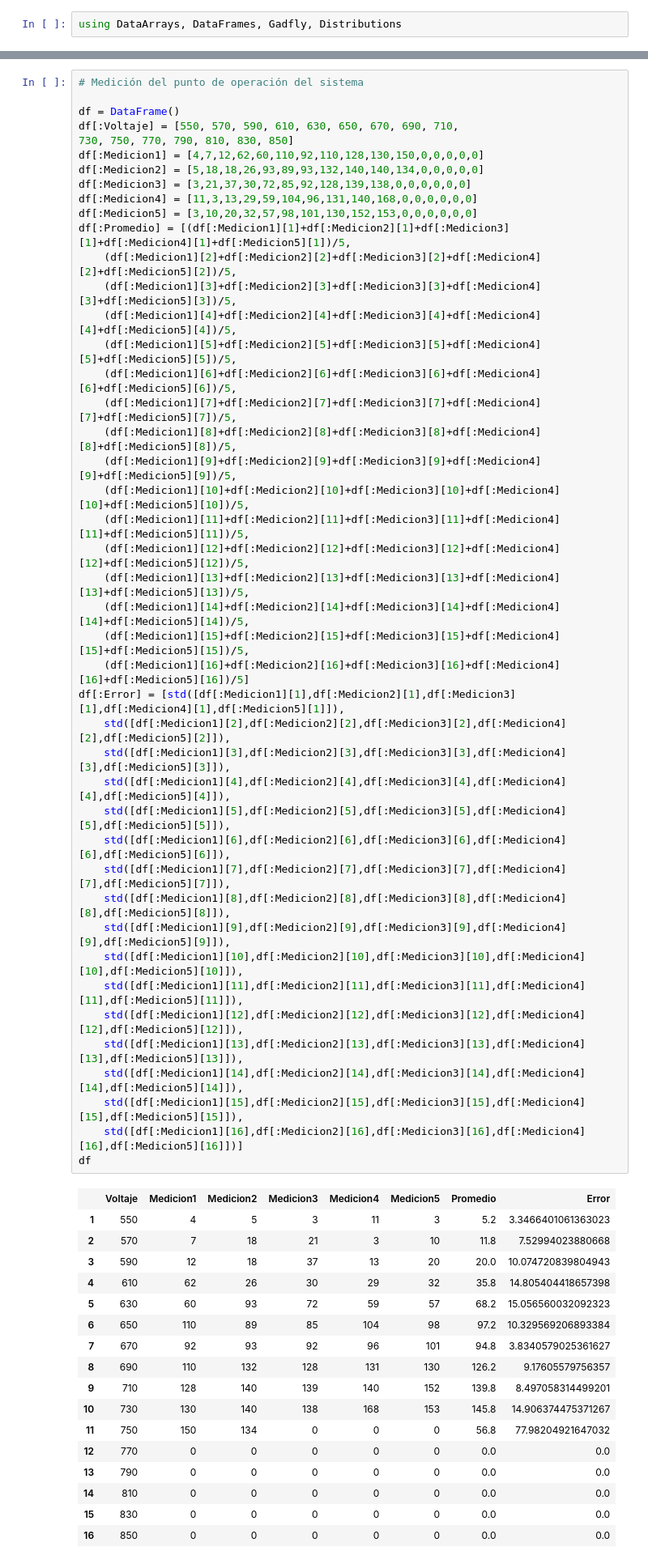
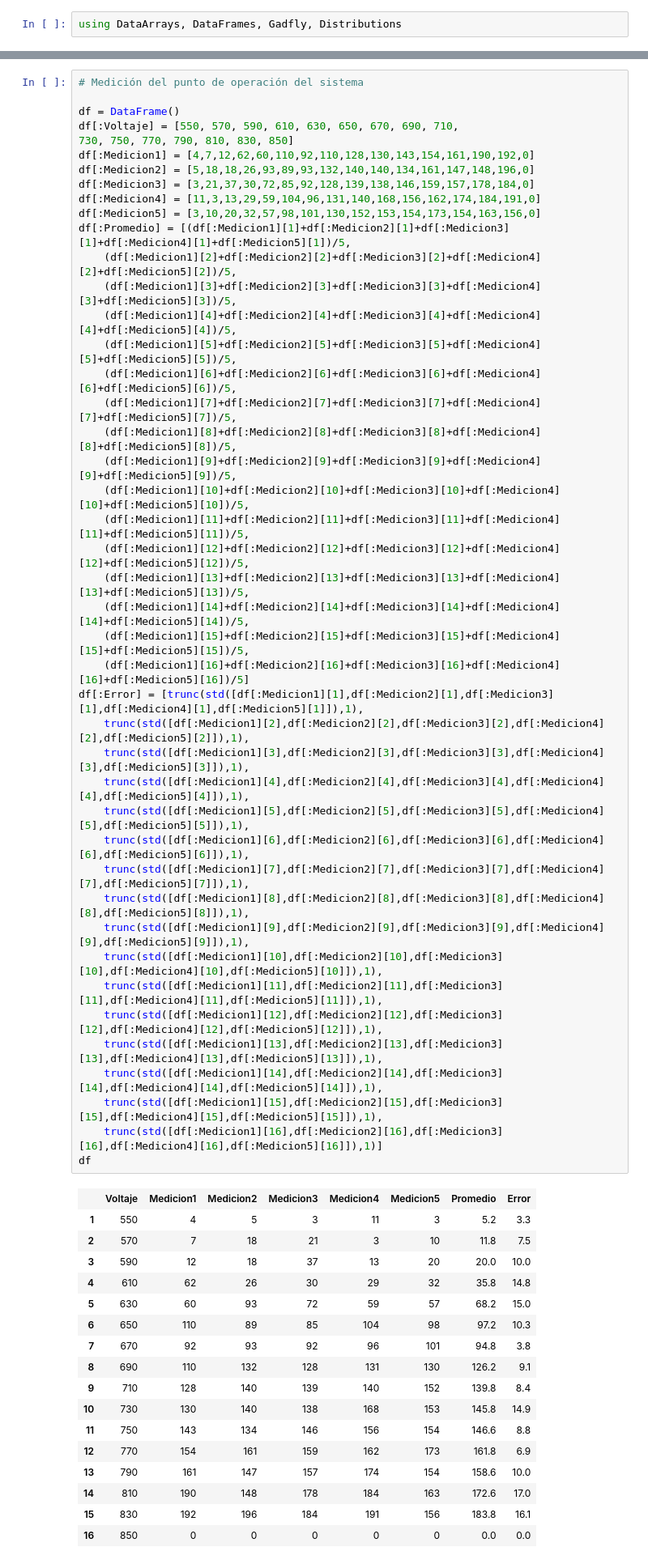
Before and after one commit to FavioVazquez/DeteccionRayosCosmicos-PCF, a Jupyter notebook: LaboratorioMuones/Medición - Punto de operación.ipynb, the cells around one changed output, grey strips where cells are left out. Shown at 81% size. Drawn from its saved outputs; the diff is of its cells as text.

```diff
--- a/LaboratorioMuones/Medición - Punto de operación.ipynb
+++ b/LaboratorioMuones/Medición - Punto de operación.ipynb
@@ -7,64 +11,64 @@ Se utilizó un arreglo de centelladoras, llamado arreglo de coincidencias, con e
 # %%
 # Medición del punto de operación del sistema
 
 df = DataFrame()
 df[:Voltaje] = [550, 570, 590, 610, 630, 650, 670, 690, 710,
 730, 750, 770, 790, 810, 830, 850]
-df[:Medicion1] = [4,7,12,62,60,110,92,110,128,130,150,0,0,0,0,0]
-df[:Medicion2] = [5,18,18,26,93,89,93,132,140,140,134,0,0,0,0,0]
-df[:Medicion3] = [3,21,37,30,72,85,92,128,139,138,0,0,0,0,0,0]
-df[:Medicion4] = [11,3,13,29,59,104,96,131,140,168,0,0,0,0,0,0]
-df[:Medicion5] = [3,10,20,32,57,98,101,130,152,153,0,0,0,0,0,0]
+df[:Medicion1] = [4,7,12,62,60,110,92,110,128,130,143,154,161,190,192,0]
+df[:Medicion2] = [5,18,18,26,93,89,93,132,140,140,134,161,147,148,196,0]
+df[:Medicion3] = [3,21,37,30,72,85,92,128,139,138,146,159,157,178,184,0]
+df[:Medicion4] = [11,3,13,29,59,104,96,131,140,168,156,162,174,184,191,0]
+df[:Medicion5] = [3,10,20,32,57,98,101,130,152,153,154,173,154,163,156,0]
 df[:Promedio] = [(df[:Medicion1][1]+df[:Medicion2][1]+df[:Medicion3][1]+df[:Medicion4][1]+df[:Medicion5][1])/5,
     (df[:Medicion1][2]+df[:Medicion2][2]+df[:Medicion3][2]+df[:Medicion4][2]+df[:Medicion5][2])/5,
     (df[:Medicion1][3]+df[:Medicion2][3]+df[:Medicion3][3]+df[:Medicion4][3]+df[:Medicion5][3])/5,
     (df[:Medicion1][4]+df[:Medicion2][4]+df[:Medicion3][4]+df[:Medicion4][4]+df[:Medicion5][4])/5,
     (df[:Medicion1][5]+df[:Medicion2][5]+df[:Medicion3][5]+df[:Medicion4][5]+df[:Medicion5][5])/5,
     (df[:Medicion1][6]+df[:Medicion2][6]+df[:Medicion3][6]+df[:Medicion4][6]+df[:Medicion5][6])/5,
     (df[:Medicion1][7]+df[:Medicion2][7]+df[:Medicion3][7]+df[:Medicion4][7]+df[:Medicion5][7])/5,
     (df[:Medicion1][8]+df[:Medicion2][8]+df[:Medicion3][8]+df[:Medicion4][8]+df[:Medicion5][8])/5,
     (df[:Medicion1][9]+df[:Medicion2][9]+df[:Medicion3][9]+df[:Medicion4][9]+df[:Medicion5][9])/5,
     (df[:Medicion1][10]+df[:Medicion2][10]+df[:Medicion3][10]+df[:Medicion4][10]+df[:Medicion5][10])/5,
     (df[:Medicion1][11]+df[:Medicion2][11]+df[:Medicion3][11]+df[:Medicion4][11]+df[:Medicion5][11])/5,
     (df[:Medicion1][12]+df[:Medicion2][12]+df[:Medicion3][12]+df[:Medicion4][12]+df[:Medicion5][12])/5,
     (df[:Medicion1][13]+df[:Medicion2][13]+df[:Medicion3][13]+df[:Medicion4][13]+df[:Medicion5][13])/5,
     (df[:Medicion1][14]+df[:Medicion2][14]+df[:Medicion3][14]+df[:Medicion4][14]+df[:Medicion5][14])/5,
     (df[:Medicion1][15]+df[:Medicion2][15]+df[:Medicion3][15]+df[:Medicion4][15]+df[:Medicion5][15])/5,
     (df[:Medicion1][16]+df[:Medicion2][16]+df[:Medicion3][16]+df[:Medicion4][16]+df[:Medicion5][16])/5]
-df[:Error] = [std([df[:Medicion1][1],df[:Medicion2][1],df[:Medicion3][1],df[:Medicion4][1],df[:Medicion5][1]]),
-    std([df[:Medicion1][2],df[:Medicion2][2],df[:Medicion3][2],df[:Medicion4][2],df[:Medicion5][2]]),
-    std([df[:Medicion1][3],df[:Medicion2][3],df[:Medicion3][3],df[:Medicion4][3],df[:Medicion5][3]]),
-    std([df[:Medicion1][4],df[:Medicion2][4],df[:Medicion3][4],df[:Medicion4][4],df[:Medicion5][4]]),
-    std([df[:Medicion1][5],df[:Medicion2][5],df[:Medicion3][5],df[:Medicion4][5],df[:Medicion5][5]]),
-    std([df[:Medicion1][6],df[:Medicion2][6],df[:Medicion3][6],df[:Medicion4][6],df[:Medicion5][6]]),
-    std([df[:Medicion1][7],df[:Medicion2][7],df[:Medicion3][7],df[:Medicion4][7],df[:Medicion5][7]]),
-    std([df[:Medicion1][8],df[:Medicion2][8],df[:Medicion3][8],df[:Medicion4][8],df[:Medicion5][8]]),
-    std([df[:Medicion1][9],df[:Medicion2][9],df[:Medicion3][9],df[:Medicion4][9],df[:Medicion5][9]]),
-    std([df[:Medicion1][10],df[:Medicion2][10],df[:Medicion3][10],df[:Medicion4][10],df[:Medicion5][10]]),
-    std([df[:Medicion1][11],df[:Medicion2][11],df[:Medicion3][11],df[:Medicion4][11],df[:Medicion5][11]]),
-    std([df[:Medicion1][12],df[:Medicion2][12],df[:Medicion3][12],df[:Medicion4][12],df[:Medicion5][12]]),
-    std([df[:Medicion1][13],df[:Medicion2][13],df[:Medicion3][13],df[:Medicion4][13],df[:Medicion5][13]]),
-    std([df[:Medicion1][14],df[:Medicion2][14],df[:Medicion3][14],df[:Medicion4][14],df[:Medicion5][14]]),
-    std([df[:Medicion1][15],df[:Medicion2][15],df[:Medicion3][15],df[:Medicion4][15],df[:Medicion5][15]]),
-    std([df[:Medicion1][16],df[:Medicion2][16],df[:Medicion3][16],df[:Medicion4][16],df[:Medicion5][16]])]
+df[:Error] = [trunc(std([df[:Medicion1][1],df[:Medicion2][1],df[:Medicion3][1],df[:Medicion4][1],df[:Medicion5][1]]),1),
+    trunc(std([df[:Medicion1][2],df[:Medicion2][2],df[:Medicion3][2],df[:Medicion4][2],df[:Medicion5][2]]),1),
+    trunc(std([df[:Medicion1][3],df[:Medicion2][3],df[:Medicion3][3],df[:Medicion4][3],df[:Medicion5][3]]),1),
+    trunc(std([df[:Medicion1][4],df[:Medicion2][4],df[:Medicion3][4],df[:Medicion4][4],df[:Medicion5][4]]),1),
+    trunc(std([df[:Medicion1][5],df[:Medicion2][5],df[:Medicion3][5],df[:Medicion4][5],df[:Medicion5][5]]),1),
+    trunc(std([df[:Medicion1][6],df[:Medicion2][6],df[:Medicion3][6],df[:Medicion4][6],df[:Medicion5][6]]),1),
+    trunc(std([df[:Medicion1][7],df[:Medicion2][7],df[:Medicion3][7],df[:Medicion4][7],df[:Medicion5][7]]),1),
+    trunc(std([df[:Medicion1][8],df[:Medicion2][8],df[:Medicion3][8],df[:Medicion4][8],df[:Medicion5][8]]),1),
+    trunc(std([df[:Medicion1][9],df[:Medicion2][9],df[:Medicion3][9],df[:Medicion4][9],df[:Medicion5][9]]),1),
+    trunc(std([df[:Medicion1][10],df[:Medicion2][10],df[:Medicion3][10],df[:Medicion4][10],df[:Medicion5][10]]),1),
+    trunc(std([df[:Medicion1][11],df[:Medicion2][11],df[:Medicion3][11],df[:Medicion4][11],df[:Medicion5][11]]),1),
+    trunc(std([df[:Medicion1][12],df[:Medicion2][12],df[:Medicion3][12],df[:Medicion4][12],df[:Medicion5][12]]),1),
+    trunc(std([df[:Medicion1][13],df[:Medicion2][13],df[:Medicion3][13],df[:Medicion4][13],df[:Medicion5][13]]),1),
+    trunc(std([df[:Medicion1][14],df[:Medicion2][14],df[:Medicion3][14],df[:Medicion4][14],df[:Medicion5][14]]),1),
+    trunc(std([df[:Medicion1][15],df[:Medicion2][15],df[:Medicion3][15],df[:Medicion4][15],df[:Medicion5][15]]),1),
+    trunc(std([df[:Medicion1][16],df[:Medicion2][16],df[:Medicion3][16],df[:Medicion4][16],df[:Medicion5][16]]),1)]
 df
 # %% [output]
 |  | Voltaje | Medicion1 | Medicion2 | Medicion3 | Medicion4 | Medicion5 | Promedio | Error |
-| 1 | 550 | 4 | 5 | 3 | 11 | 3 | 5.2 | 3.3466401061363023 |
-| 2 | 570 | 7 | 18 | 21 | 3 | 10 | 11.8 | 7.52994023880668 |
-| 3 | 590 | 12 | 18 | 37 | 13 | 20 | 20.0 | 10.074720839804943 |
-| 4 | 610 | 62 | 26 | 30 | 29 | 32 | 35.8 | 14.805404418657398 |
-| 5 | 630 | 60 | 93 | 72 | 59 | 57 | 68.2 | 15.056560032092323 |
-| 6 | 650 | 110 | 89 | 85 | 104 | 98 | 97.2 | 10.329569206893384 |
-| 7 | 670 | 92 | 93 | 92 | 96 | 101 | 94.8 | 3.8340579025361627 |
-| 8 | 690 | 110 | 132 | 128 | 131 | 130 | 126.2 | 9.17605579756357 |
-| 9 | 710 | 128 | 140 | 139 | 140 | 152 | 139.8 | 8.497058314499201 |
-| 10 | 730 | 130 | 140 | 138 | 168 | 153 | 145.8 | 14.906374475371267 |
-| 11 | 750 | 150 | 134 | 0 | 0 | 0 | 56.8 | 77.98204921647032 |
-| 12 | 770 | 0 | 0 | 0 | 0 | 0 | 0.0 | 0.0 |
-| 13 | 790 | 0 | 0 | 0 | 0 | 0 | 0.0 | 0.0 |
-| 14 | 810 | 0 | 0 | 0 | 0 | 0 | 0.0 | 0.0 |
-| 15 | 830 | 0 | 0 | 0 | 0 | 0 | 0.0 | 0.0 |
+| 1 | 550 | 4 | 5 | 3 | 11 | 3 | 5.2 | 3.3 |
+| 2 | 570 | 7 | 18 | 21 | 3 | 10 | 11.8 | 7.5 |
+| 3 | 590 | 12 | 18 | 37 | 13 | 20 | 20.0 | 10.0 |
+| 4 | 610 | 62 | 26 | 30 | 29 | 32 | 35.8 | 14.8 |
+| 5 | 630 | 60 | 93 | 72 | 59 | 57 | 68.2 | 15.0 |
+| 6 | 650 | 110 | 89 | 85 | 104 | 98 | 97.2 | 10.3 |
+| 7 | 670 | 92 | 93 | 92 | 96 | 101 | 94.8 | 3.8 |
+| 8 | 690 | 110 | 132 | 128 | 131 | 130 | 126.2 | 9.1 |
+| 9 | 710 | 128 | 140 | 139 | 140 | 152 | 139.8 | 8.4 |
+| 10 | 730 | 130 | 140 | 138 | 168 | 153 | 145.8 | 14.9 |
+| 11 | 750 | 143 | 134 | 146 | 156 | 154 | 146.6 | 8.8 |
+| 12 | 770 | 154 | 161 | 159 | 162 | 173 | 161.8 | 6.9 |
+| 13 | 790 | 161 | 147 | 157 | 174 | 154 | 158.6 | 10.0 |
+| 14 | 810 | 190 | 148 | 178 | 184 | 163 | 172.6 | 17.0 |
+| 15 | 830 | 192 | 196 | 184 | 191 | 156 | 183.8 | 16.1 |
 | 16 | 850 | 0 | 0 | 0 | 0 | 0 | 0.0 | 0.0 |
 # %%
 # Plot
```
Also changed, not shown: parts of 2 cells of this notebook.
